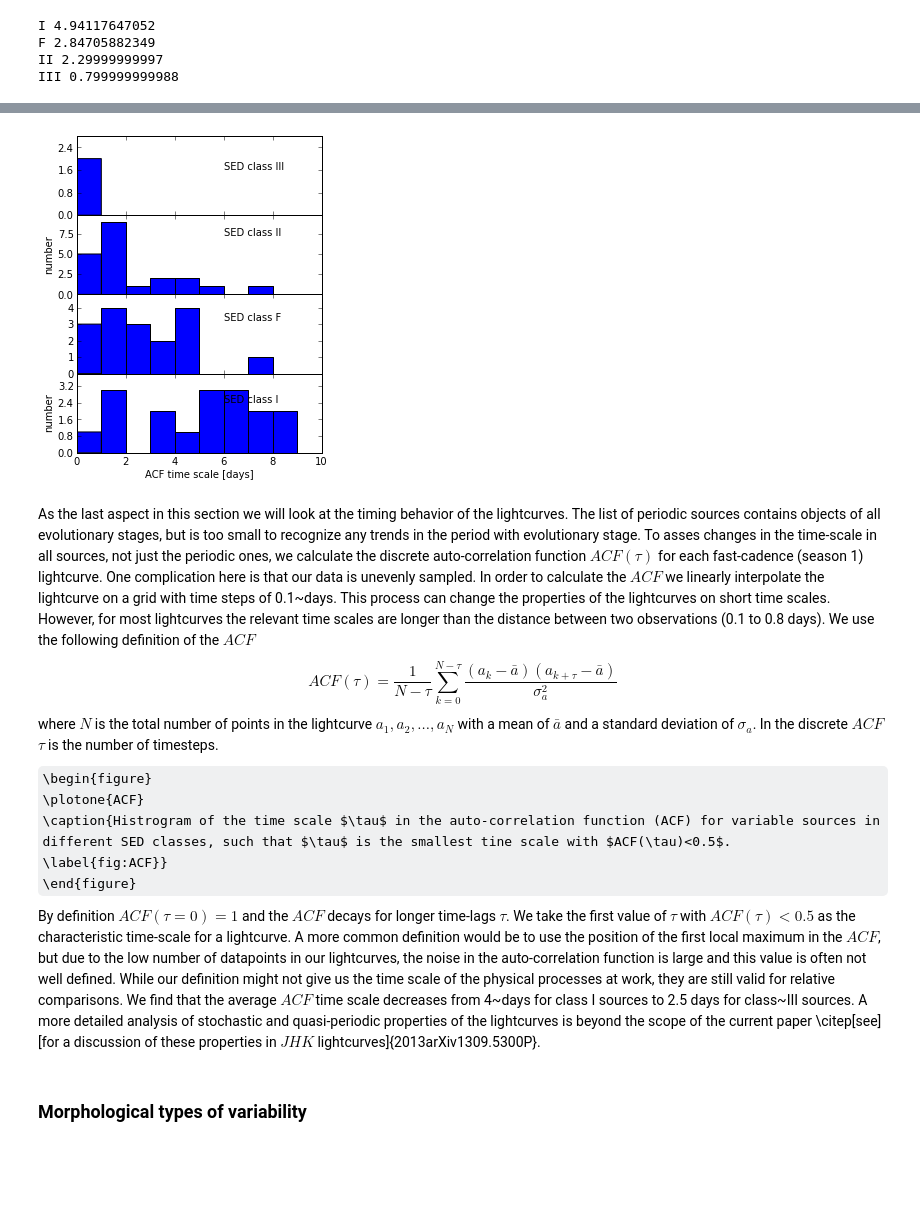
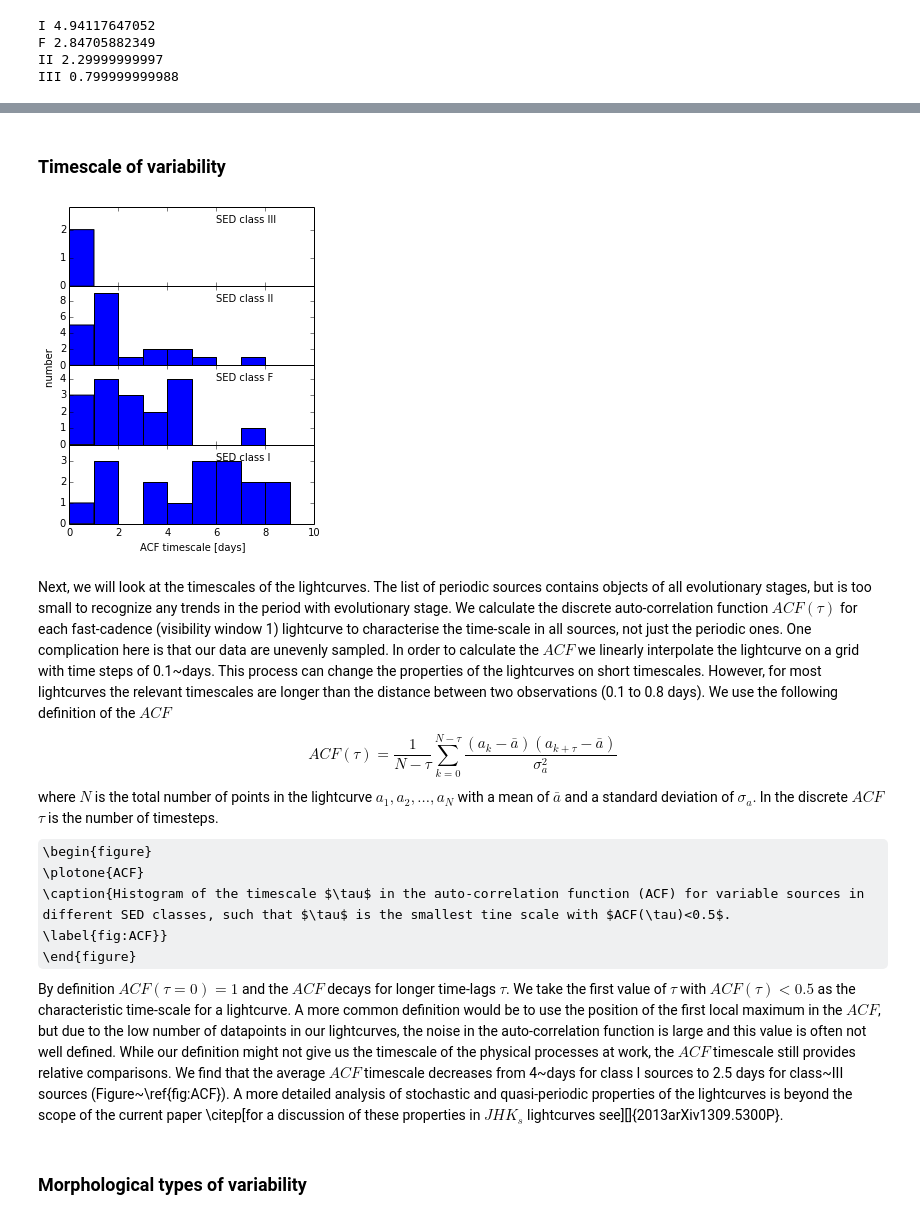
Before and after one commit to YSOVAR/Analysis, a Jupyter notebook: L1688_analysis.ipynb, the cells around one changed output, grey strips where cells are left out. Cells and saved outputs as stored; diff of their text form; code cells hidden in the pictures; some formulas as TeX source; blank space fills up the shorter version.

```diff
--- a/L1688_analysis.ipynb
+++ b/L1688_analysis.ipynb
@@ -429,10 +451,10 @@ ROXs 35B <ICRSCoordinates RA=247.39338 deg, Dec=-24.87482 deg>
 Added number of Spectral types:  10
 # %%
 PP13t3 = astropy.io.ascii.read(os.path.join(inroot, 'Parksetal2013tab3.tex'), Reader=astropy.io.ascii.AASTex, guess=False,
-                               names=['RA','DE','flags','delta_K','delta_J-H','delta_H-K','Type','YSO Class','oncloud'])
+                               names=['Ra','De','flags','delta_K','delta_J-H','delta_H-K','type','YSO Class','oncloud'])
 PP13t3['delta_K'].unit = 'mag'
 PP13t3['delta_K'].description = 'Amplitude in $K_s$ (Parks et al., 2013)'
-cat.add_catalog_data(PP13t3, names = ['delta_K'], ra1='ra', dec1='dec', ra2='RA', dec2 = 'DE')
+cat.add_catalog_data(PP13t3, names = ['delta_K'], ra1='ra', dec1='dec', ra2='Ra', dec2 = 'De')
 # %%
 # Marsh et al 2010 - DEEP NEAR-INFRARED IMAGING OF THE ρ Oph CLOUD CORE: CLUES TO THE ORIGIN OF THE LOWEST-MASS BROWN DWARFS
 mar10 = astropy.io.ascii.read(os.path.join(inroot, 'Marsh_BD_candidates.txt'))
@@ -1484,7 +1610,7 @@ for i,xl in enumerate(xlim):
                 ax[i,j] = fig.add_axes(axpos, xlim = xl)
             else:
                 ax[i,j] = fig.add_axes(axpos, xlim = xl, sharex=ax[i,0])
-            ax[i,j].set_ylabel(r'$\Delta$mag')
+            #ax[i,j].set_ylabel(r'$\Delta$mag')
         else:
             if j==0:
                 ax[i,j] = fig.add_axes(axpos, xlim = xl,sharey = ax[0,j])
@@ -1499,7 +1625,7 @@ for i,xl in enumerate(xlim):
         data = cat.lclist[ind]
         y = data['m45']
         if i ==0:
-            print np.mean(y)
+            print cat['name'][ind], np.mean(y), indvariable[ind]
         y = y - np.mean(y)
         ax[i,j].plot(data['t45']-plot_atlas.mjdoffset,y, 'ok', ms=3, label = cat['name'][ind])
 
@@ -1514,8 +1640,9 @@ for j, id2 in enumerate(ind_obj):
     ax[0,j].invert_yaxis()
     ax[3,j].text(xvalues[j], yvalues[j], cat['name'][ind])  #draw in ax[3,j] because that's on top
 
-ax[1,0].set_xlabel('MJD - 55000')
-ax[3,0].set_xlabel('MJD - 55000')
+ax[1,0].set_xlabel('                        MJD - 55000')
+#ax[3,0].set_xlabel('MJD - 55000')
+ax[0,1].set_ylabel(r'                    $\Delta$mag')
 ax[0,2].set_ylim([0.72,-0.24])
 
 fig.savefig(os.path.join(plotdir, 'instrumentallcs.eps'))
@@ -1654,0 +1859,16 @@ This stricter definition is employed in paper~I and it includes 824 of our total
+# %%
+# output->LaTeX
+ind = indvariable & ((cat['mean_36']<15) | (cat['mean_45']<15))
+outtab = cat['name', 'SEDclass','member(YSOVAR)', 'delta_36', 'delta_45', 'redchi2tomean_36',
+                           'stetson_36_45', 'coherence_time_36'][ind]
+# LaTeX will interpret a leading [ as part of the \\ in the previousline as in \\[3cm] and issue a missing number error
+for i in range(len(outtab)):
+    outtab['name'][i] = outtab['name'][i].replace('[','{[}')
+astropy.io.ascii.write(outtab, sys.stdout, Writer=astropy.io.ascii.AASTex,
+     caption=r'Selected properties for lightcurves of variable sources with a mean magnitude $<15$ in IRAC~1 or IRAC~2 \label{tab:tab2small}',
+     fill_values=[('  nan', '---'), ('True','yes'), ('False','no')],
+     names = [n.replace('_','\\_') for n in outtab.colnames],
+     latexdict={'tabletype':'deluxetable*',
+                  'tablefoot': r'\tablecomments{See Table~\protect{\ref{tab:tab2}} for a detailed specification of the columns.'
+                  +r' The qualifiers 36 and 45 in the column names indicate the IRAC channel at $3.6\;\mu$m and $4.5\;\mu$m that is represented by this colum.}'},
+)
@@ -2475,45 +2735,49 @@ III 0.799999999988
+# %% [markdown]
+### Timescale of variability
 # %%
 b='36'
 fig = plt.figure(figsize=(4,5))
 
 y1=0.1
 y2=0.98
 n = 4
 dy = (y2-y1)/n
 allax= []
 for i,c in enumerate(sedclasses[:n]):
-    ax = fig.add_axes((.1,y1+i*dy, .85, dy))
+    if i == 0:
+        ax = fig.add_axes((.1,y1+i*dy, .85, dy))
+    else:
+        ax = fig.add_axes((.1,y1+i*dy, .85, dy), sharex = allax[0])
     indfinite = np.isfinite(cat['coherence_time_'+b])
     ind = indvariable & indfinite & (cat['SEDclass']==c)
     ax.hist(cat['coherence_time_'+b][ind], range=(0,10))
     if i != 0:
         plt.setp(ax.get_xticklabels(),visible=False)
     ax.yaxis.set_major_locator(MaxNLocator(4))
     ylim = ax.get_ylim()
     ax.set_ylim(ylim[0],ylim[1]+0.8)
-    ax.text(6, 0.8*ylim[1], 'SED class {0}'.format(c))
+    ax.text(.6, .8, 'SED class {0}'.format(c), transform=ax.transAxes)
     allax.append(ax)
+    ax.yaxis.set_major_locator(MaxNLocator(5, integer=True))
 
-allax[0].set_xlabel('ACF time scale [days]')
-allax[0].set_ylabel('number')
-allax[2].set_ylabel('number')
-allax[0].yaxis.set_major_locator(MaxNLocator(5))
-allax[1].yaxis.set_major_locator(MaxNLocator(5))
+allax[0].set_xlabel('ACF timescale [days]')
+allax[1].set_ylabel('                        number')
+
 fig.savefig(os.path.join(plotdir, 'ACF.eps'))
 # %% [output]
-[figure, old version]
+[figure, new version]
 # %% [markdown]
-As the last aspect in this section we will look at the timing behavior of the lightcurves. The list of periodic sources contains objects of all evolutionary stages, but is too small to recognize any trends in the period with evolutionary stage. To asses changes in the time-scale in all sources, not just the periodic ones, we calculate the discrete auto-correlation function $ACF(\tau)$ for each fast-cadence (season 1) lightcurve. One complication here is that our data is unevenly sampled. In order to calculate the $ACF$ we linearly interpolate the lightcurve on a grid with time steps of 0.1~days. This process can change the properties of the lightcurves on short time scales. However, for most lightcurves the relevant time scales are longer than the distance between two observations (0.1 to 0.8 days). We use the following definition of the $ACF$
+Next, we will look at the timescales of the lightcurves. The list of periodic sources contains objects of all evolutionary stages, but is too small to recognize any trends in the period with evolutionary stage. We calculate the discrete auto-correlation function $ACF(\tau)$ for each fast-cadence (visibility window 1) lightcurve to characterise the time-scale in all sources, not just the periodic ones. One complication here is that our data are unevenly sampled. In order to calculate the $ACF$ we linearly interpolate the lightcurve on a grid with time steps of 0.1~days. This process can change the properties of the lightcurves on short timescales. However, for most lightcurves the relevant timescales are longer than the distance between two observations (0.1 to 0.8 days). We use the following definition of the $ACF$
 \begin{equation}
 ACF(\tau) = \frac{1}{N-\tau}\sum_{k=0}^{N-\tau}\frac{(a_k-\bar{a})(a_{k+\tau}-\bar{a})}{\sigma_a^2}
 \end{equation}
 where $N$ is the total number of points in the lightcurve $a_1, a_2, ... , a_N$ with a mean of $\bar{a}$ and a standard deviation of $\sigma_a$. In the discrete $ACF$ $\tau$ is the number of timesteps.
 \begin{figure}
 \plotone{ACF}
-\caption{Histrogram of the time scale $\tau$ in the auto-correlation function (ACF) for variable sources in different SED classes, such that $\tau$ is the smallest tine scale with $ACF(\tau)<0.5$.
+\caption{Histogram of the timescale $\tau$ in the auto-correlation function (ACF) for variable sources in different SED classes, such that $\tau$ is the smallest tine scale with $ACF(\tau)<0.5$.
 \label{fig:ACF}}
 \end{figure}
-By definition $ACF(\tau=0)=1$ and the $ACF$ decays for longer time-lags $\tau$. We take the first value of $\tau$ with $ACF(\tau)<0.5$ as the characteristic time-scale for a lightcurve. A more common definition would be to use the position of the first local maximum in the $ACF$, but due to the low number of datapoints in our lightcurves, the noise in the auto-correlation function is large and this value is often not well defined. While our definition might not give us the time scale of the physical processes at work, they are still valid for relative comparisons. We find that the average $ACF$ time scale decreases from 4~days for class I sources to 2.5 days for class~III sources. A more detailed analysis of stochastic and quasi-periodic properties of the lightcurves is beyond the scope of the current paper \citep[see][for a discussion of these properties in $JHK$ lightcurves]{2013arXiv1309.5300P}.
+By definition $ACF(\tau=0)=1$ and the $ACF$ decays for longer time-lags $\tau$. We take the first value of $\tau$ with $ACF(\tau)<0.5$ as the characteristic time-scale for a lightcurve. A more common definition would be to use the position of the first local maximum in the $ACF$, but due to the low number of datapoints in our lightcurves, the noise in the auto-correlation function is large and this value is often not well defined. While our definition might not give us the timescale of the physical processes at work, the $ACF$ timescale still provides relative comparisons. We find that the average $ACF$ timescale decreases from 4~days for class I sources to 2.5 days for class~III sources (Figure~\ref{fig:ACF}). A more detailed analysis of stochastic and quasi-periodic properties of the lightcurves is beyond the scope of the current paper \citep[for a discussion of these properties in $JHK_s$ lightcurves see][]{2013arXiv1309.5300P}.
 # %% [markdown]
 ### Morphological types of variability
 # %%
```
Also changed, not shown: parts of 166 cells of this notebook.
